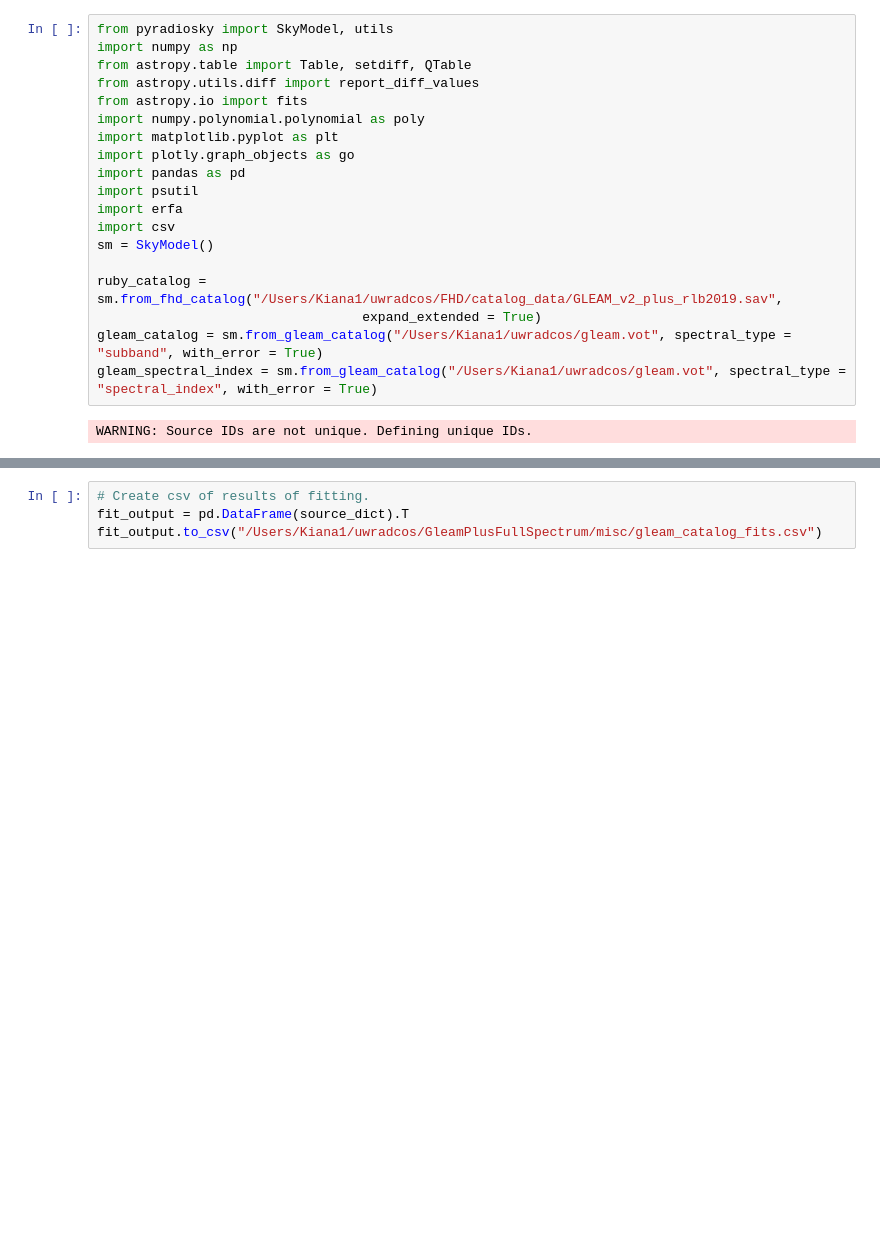
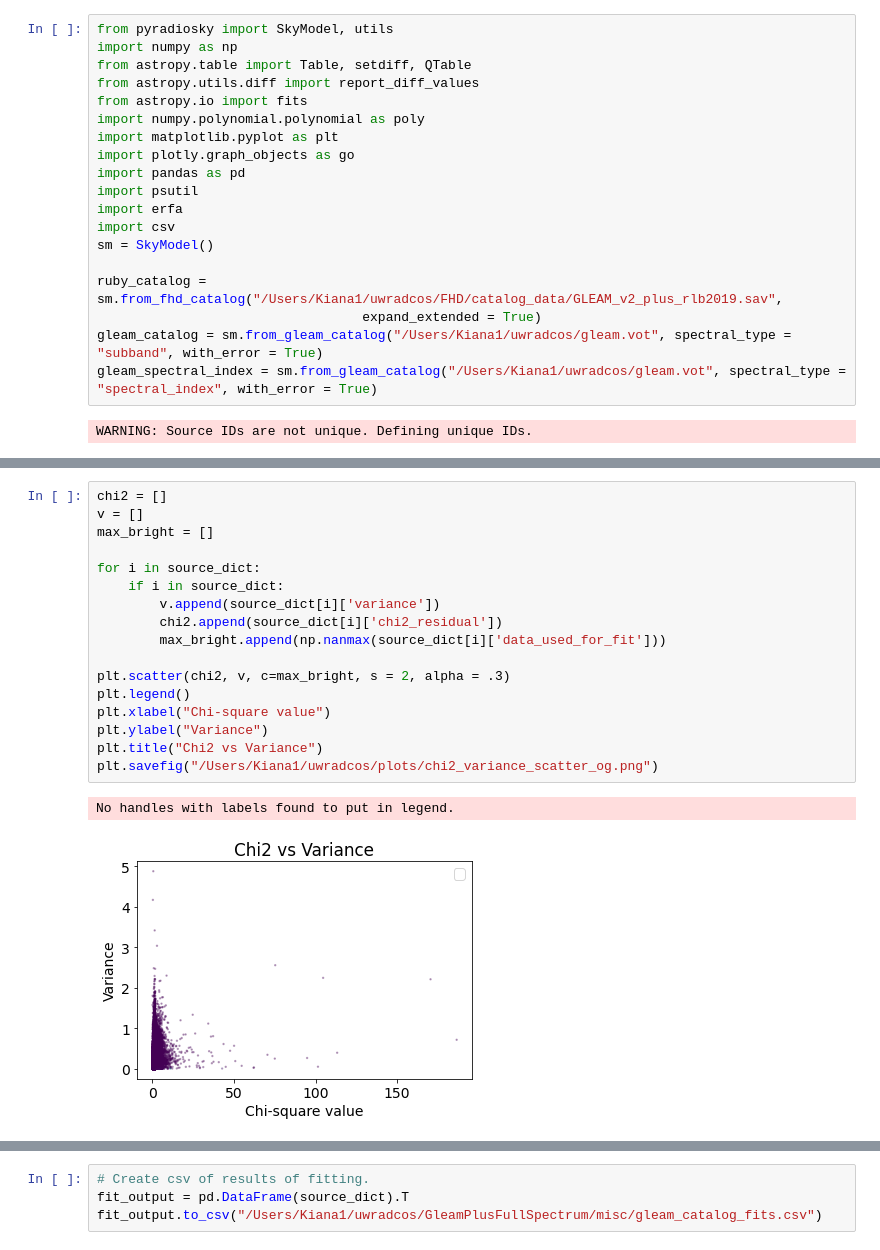
Before and after one commit to EoRImaging/GleamPlusFullSpectrum, a Jupyter notebook: scripts/catalog_fits.ipynb, the cells around one changed output, grey strips where cells are left out. Cells and saved outputs as stored; diff of their text form; blank space fills up the shorter version.

```diff
--- a/scripts/catalog_fits.ipynb
+++ b/scripts/catalog_fits.ipynb
@@ -237,0 +233,20 @@ divide by zero encountered in log10
+# %%
+chi2 = []
+v = []
+max_bright = []
+
+for i in source_dict:
+    if i in source_dict:
+        v.append(source_dict[i]['variance'])
+        chi2.append(source_dict[i]['chi2_residual'])
+        max_bright.append(np.nanmax(source_dict[i]['data_used_for_fit']))
+
+plt.scatter(chi2, v, c=max_bright, s = 2, alpha = .3)
+plt.legend()
+plt.xlabel("Chi-square value")
+plt.ylabel("Variance")
+plt.title("Chi2 vs Variance")
+plt.savefig("/Users/Kiana1/uwradcos/plots/chi2_variance_scatter_og.png")
+# %% [output]
+No handles with labels found to put in legend.
+[figure, added]
```
Also changed, not shown: parts of 53 cells of this notebook.
